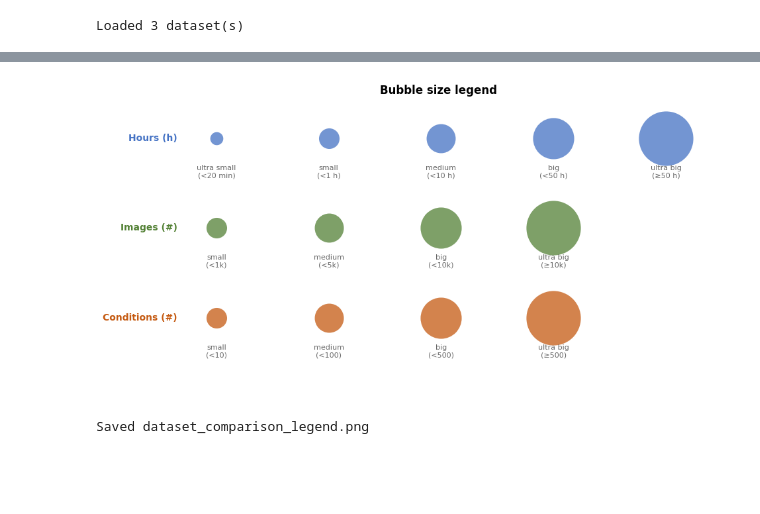
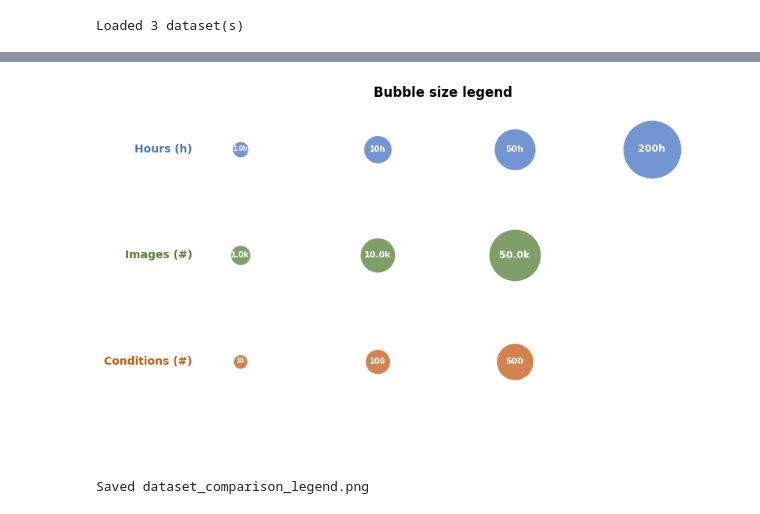
Before and after one commit to courtois-neuromod/dataset_comparison, a Jupyter notebook: notebooks/summary.ipynb, the cells around one changed output, grey strips where cells are left out. Drawn from its saved outputs; the diff is of its cells as text; code cells hidden in the pictures; blank space fills up the shorter version.

```diff
--- a/notebooks/summary.ipynb
+++ b/notebooks/summary.ipynb
@@ -209,41 +200,43 @@ make_bubble_chart(
 Saved dataset_comparison_total.png
 # %%
 # --- Standalone legend figure ---
-TIER_SETS = [
-    ("Hours (h)",       HOUR_TIERS,  "#4472C4"),
-    ("Images (#)",      IMAGE_TIERS, "#538135"),
-    ("Conditions (#)",  COND_TIERS,  "#C55A11"),
+LEGEND_SETS = [
+    ("Hours (h)",      "h",      [1, 10, 50, 200],   "#4472C4"),
+    ("Images (#)",     "#img",   [1000, 10000, 50000], "#538135"),
+    ("Conditions (#)", "#cond",  [10, 100, 500],       "#C55A11"),
 ]
 
-n_sets = len(TIER_SETS)
-max_n = max(len(tiers) for _, tiers, _ in TIER_SETS)
+n_sets = len(LEGEND_SETS)
+max_n = max(len(vals) for _, _, vals, _ in LEGEND_SETS)
 COL_SP = 2.0
 ROW_SP = 2.2
 LABEL_OFF = 0.65
 
 fig_w = 2.2 + max_n * COL_SP * 0.75
 fig_h = n_sets * ROW_SP * 0.65 + 0.7
 
 fig_leg, ax_leg = plt.subplots(figsize=(fig_w, fig_h))
 ax_leg.set_xlim(-1.1, (max_n - 0.5) * COL_SP)
 ax_leg.set_ylim(-0.8, n_sets * ROW_SP - 0.2)
 ax_leg.set_axis_off()
 ax_leg.set_title("Bubble size legend", fontsize=12, fontweight="bold", pad=8)
 
-for set_i, (set_name, tiers, color) in enumerate(TIER_SETS):
+for set_i, (set_name, unit, ref_values, color) in enumerate(LEGEND_SETS):
     y = (n_sets - 1 - set_i) * ROW_SP + ROW_SP / 2
     ax_leg.text(-0.7, y, set_name, ha="right", va="center",
                 fontsize=10, fontweight="bold", color=color)
-    for col_j, (upper, s, fs, lbl) in enumerate(tiers):
+    for col_j, val in enumerate(ref_values):
         x = col_j * COL_SP
+        s, fs = value_to_size(val, unit)
         ax_leg.scatter(x, y, s=s, color=color, alpha=0.75, linewidths=0, zorder=3)
-        ax_leg.text(x, y - LABEL_OFF, lbl,
-                    ha="center", va="top", fontsize=8, color="dimgray")
+        ax_leg.text(x, y, fmt(val, unit),
+                    ha="center", va="center", fontsize=fs, fontweight="bold",
+                    color="white", zorder=4)
 
 plt.tight_layout()
 fig_leg.savefig(output_dir / "dataset_comparison_legend.png", dpi=150, bbox_inches="tight")
 plt.show()
 print("Saved dataset_comparison_legend.png")
 # %% [output]
-[figure, old version]
+[figure, new version]
 Saved dataset_comparison_legend.png
```
Also changed, not shown: parts of 3 cells of this notebook, 1 other file.
